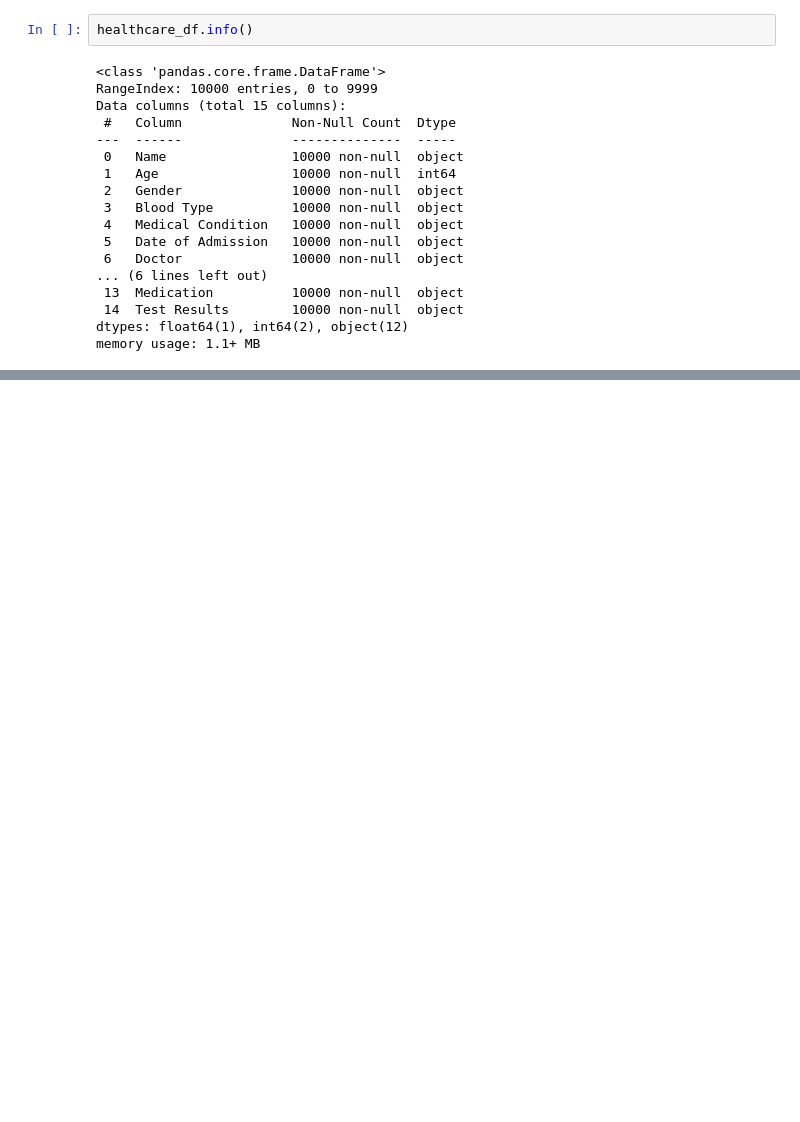
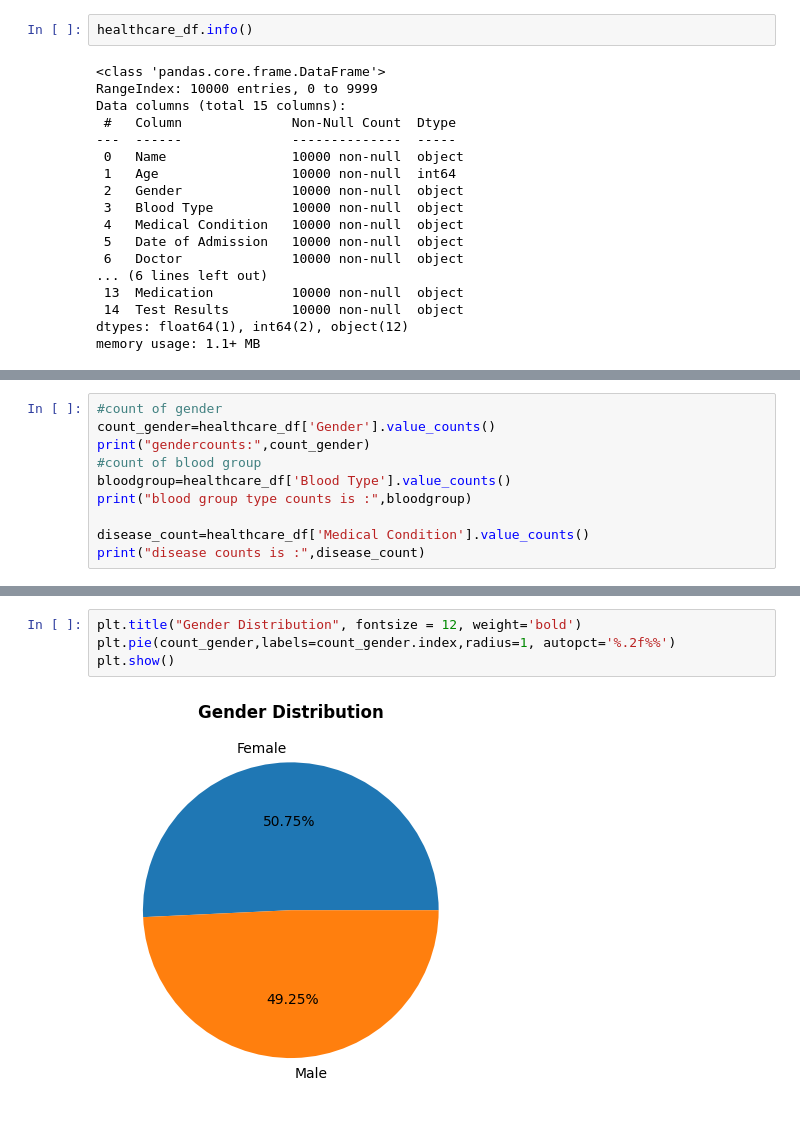
Before and after one commit to joshIsac/DeepLearningLab, a Jupyter notebook: 2348523_DL_lab3.ipynb, the cells around one changed output, grey strips where cells are left out. Saved outputs shown, nothing was run; the diff lists cells and outputs as text; blank space fills up the shorter version.

```diff
--- a/2348523_DL_lab3.ipynb
+++ b/2348523_DL_lab3.ipynb
@@ -96,0 +104,10 @@ memory usage: 1.1+ MB
+# %%
+#count of gender
+count_gender=healthcare_df['Gender'].value_counts()
+print("gendercounts:",count_gender)
+#count of blood group
+bloodgroup=healthcare_df['Blood Type'].value_counts()
+print("blood group type counts is :",bloodgroup)
+
+disease_count=healthcare_df['Medical Condition'].value_counts()
+print("disease counts is :",disease_count)
@@ -96,0 +146,6 @@ memory usage: 1.1+ MB
+# %%
+plt.title("Gender Distribution", fontsize = 12, weight='bold')
+plt.pie(count_gender,labels=count_gender.index,radius=1, autopct='%.2f%%')
+plt.show()
+# %% [output]
+[figure, added]
```
Also changed, not shown: parts of 20 cells of this notebook.
